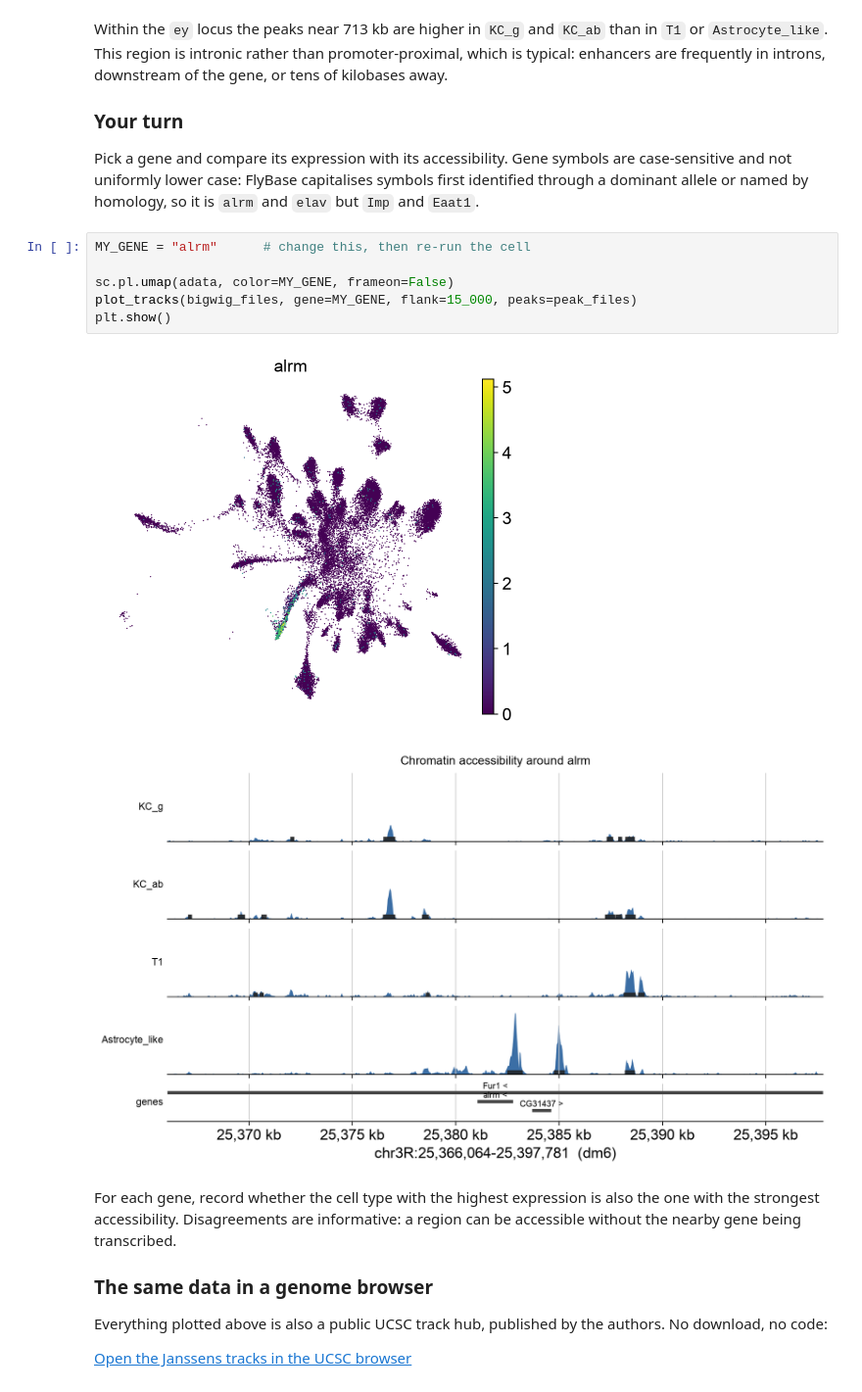
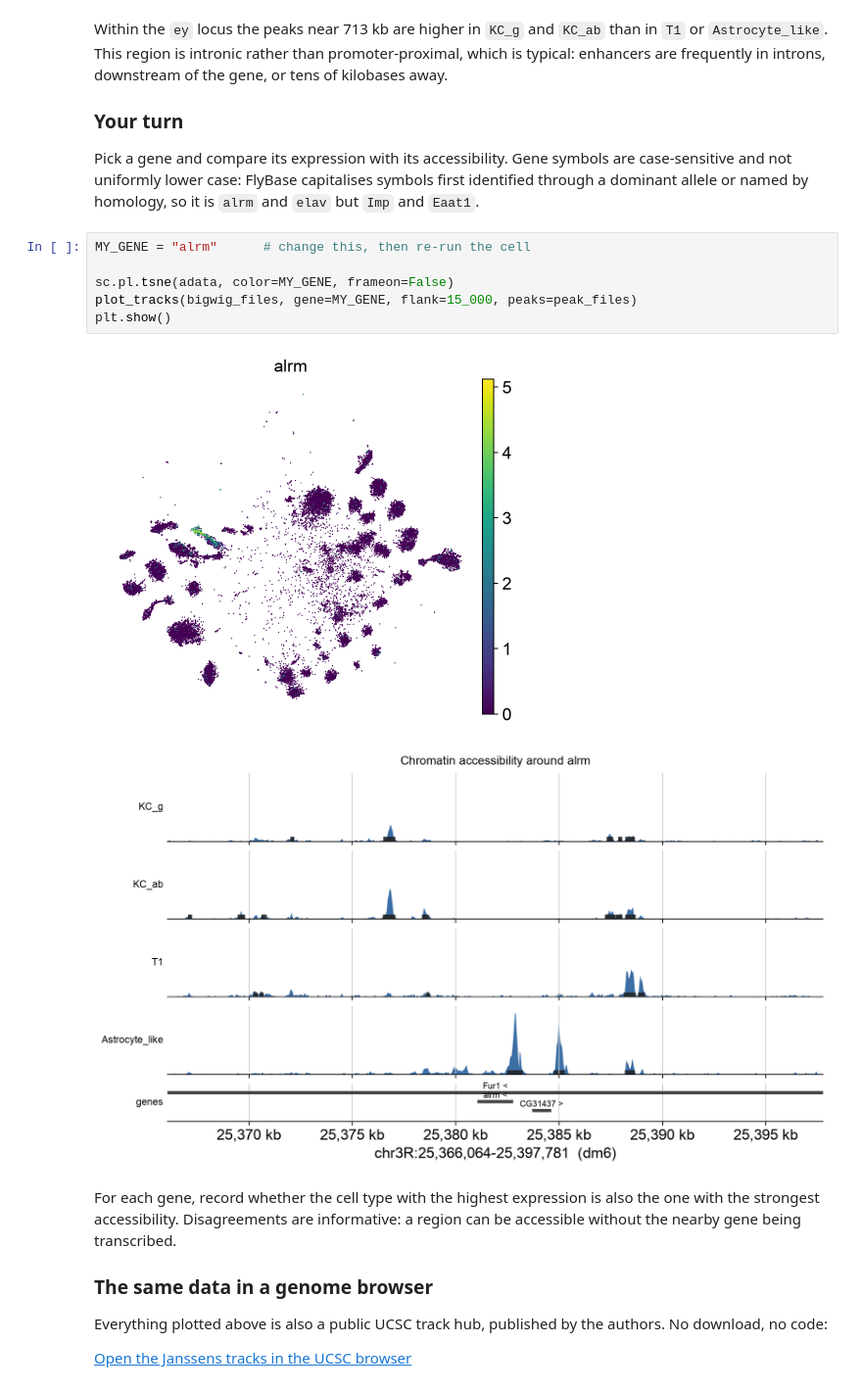
Before and after one commit to nkempynck/isn-school-2026, a Jupyter notebook: notebooks/practicals/05_public_atac.ipynb, the cells around one changed output. Shown at 98% size. Drawn from its saved outputs; the diff is of its cells as text.

```diff
--- a/notebooks/practicals/05_public_atac.ipynb
+++ b/notebooks/practicals/05_public_atac.ipynb
@@ -734,11 +728,11 @@ identified through a dominant allele or named by homology, so it is `alrm` and
 # %%
 MY_GENE = "alrm"      # change this, then re-run the cell
 
-sc.pl.umap(adata, color=MY_GENE, frameon=False)
+sc.pl.tsne(adata, color=MY_GENE, frameon=False)
 plot_tracks(bigwig_files, gene=MY_GENE, flank=15_000, peaks=peak_files)
 plt.show()
 # %% [output]
-[figure, old version]
+[figure, new version]
 [figure]
 # %% [markdown]
 For each gene, record whether the cell type with the highest expression is also
```
Also changed, not shown: parts of 11 cells of this notebook.
